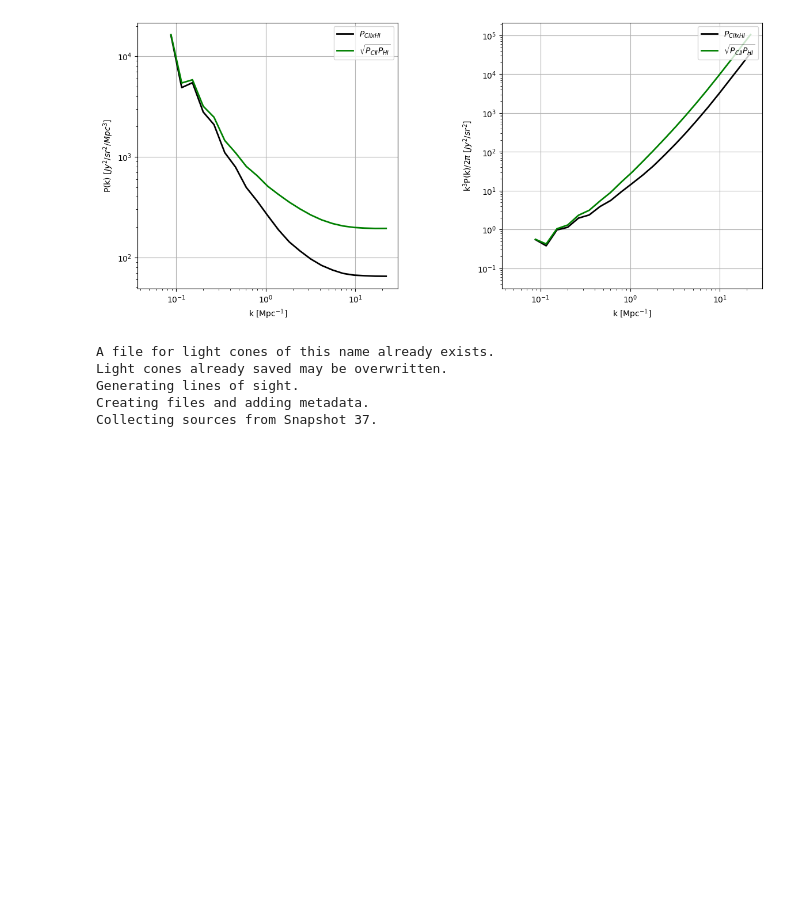
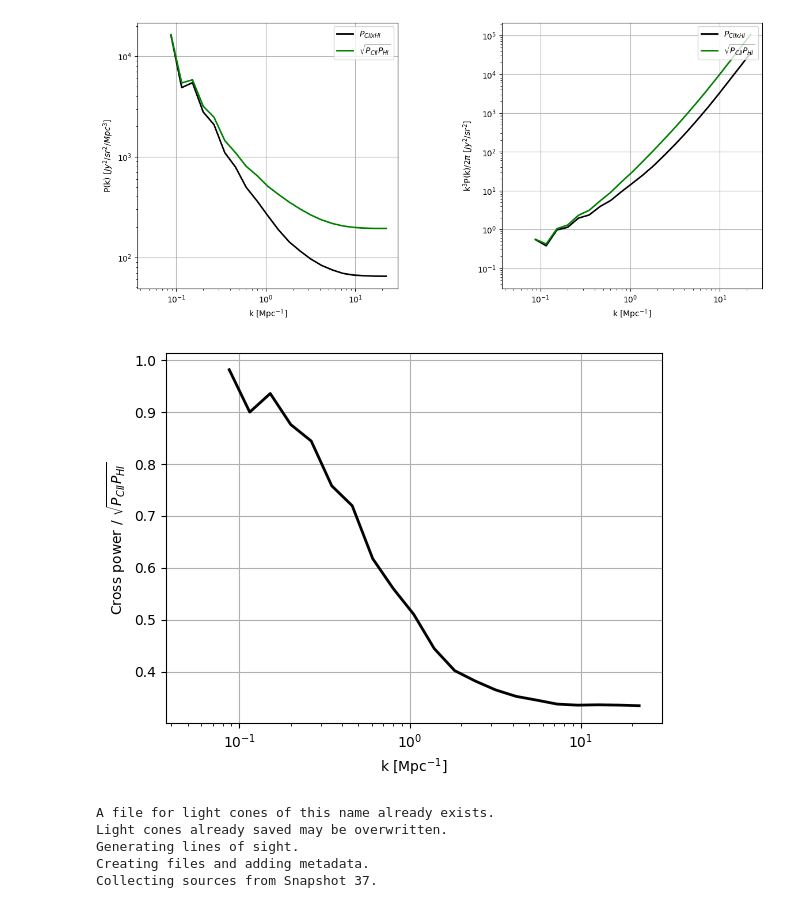
Before and after one commit to shubhagrawal30/crossLIM, a Jupyter notebook: simim/cross.ipynb, the cells around one changed output. Drawn from its saved outputs; the diff is of its cells as text; code cells hidden in the pictures; blank space fills up the shorter version.

```diff
--- a/simim/cross.ipynb
+++ b/simim/cross.ipynb
@@ -135,6 +135,17 @@ plt.show()
 plt.close()
 # %% [output]
 [figure]
+# %%
+plt.figure()
+plt.plot(k,ps1d_cross/prod_ps,lw=2,color='k')
+plt.xscale('log')
+plt.grid()
+plt.xlabel('k [Mpc$^{-1}$]')
+plt.ylabel('Cross power / $\sqrt{P_{CII}P_{HI}}$')
+plt.show()
+plt.close()
+# %% [output]
+[figure, added]
 # %%
 from simim.lightcone import LCMaker, LCHandler
 
```
